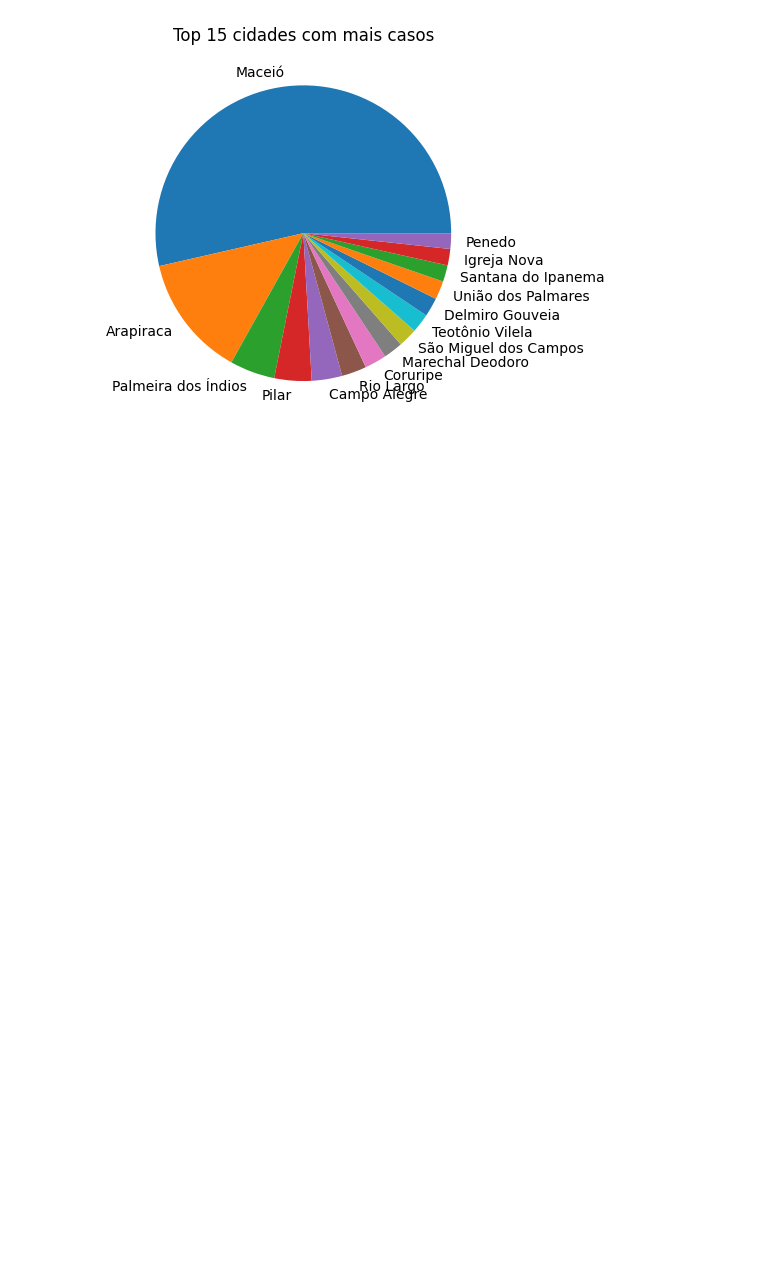
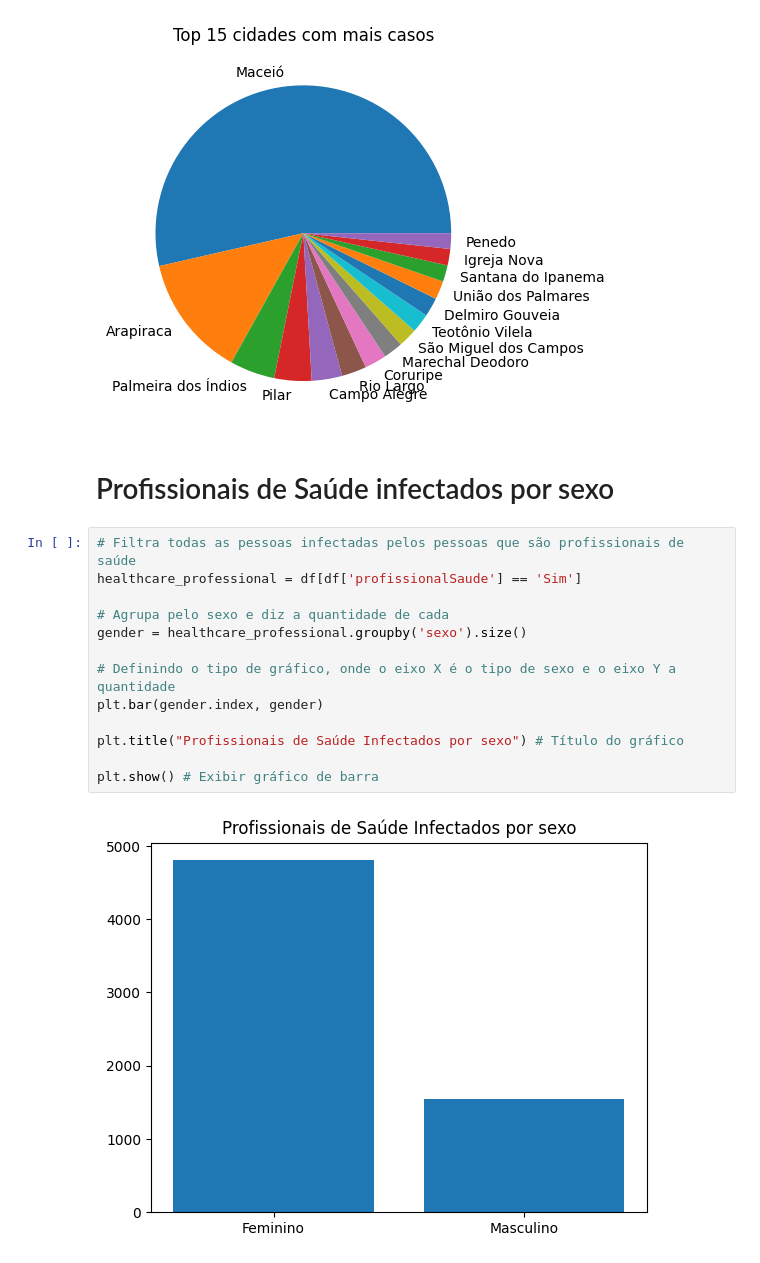
Before and after one commit to Miguelm-del/analysis-data-py, a Jupyter notebook: SIGE_Relatorios_COVID_19.ipynb, the cells around one changed output. Saved outputs shown, nothing was run; the diff lists cells and outputs as text; blank space fills up the shorter version.

Commit message:
add a bar chart

```diff
--- a/SIGE_Relatorios_COVID_19.ipynb
+++ b/SIGE_Relatorios_COVID_19.ipynb
@@ -163,3 +153,20 @@ plt.title(f"Top {N} cidades com mais casos") # Título do gráfico
 plt.show() # Exibir gráfico de pizza
 # %% [output]
 [figure]
+# %% [markdown]
+# Profissionais de Saúde infectados por sexo
+# %%
+# Filtra todas as pessoas infectadas pelos pessoas que são profissionais de saúde
+healthcare_professional = df[df['profissionalSaude'] == 'Sim']
+
+# Agrupa pelo sexo e diz a quantidade de cada
+gender = healthcare_professional.groupby('sexo').size()
+
+# Definindo o tipo de gráfico, onde o eixo X é o tipo de sexo e o eixo Y a quantidade
+plt.bar(gender.index, gender)
+
+plt.title("Profissionais de Saúde Infectados por sexo") # Título do gráfico
+
+plt.show() # Exibir gráfico de barra
+# %% [output]
+[figure, added]
```
Also changed, not shown: parts of 2 cells of this notebook.
